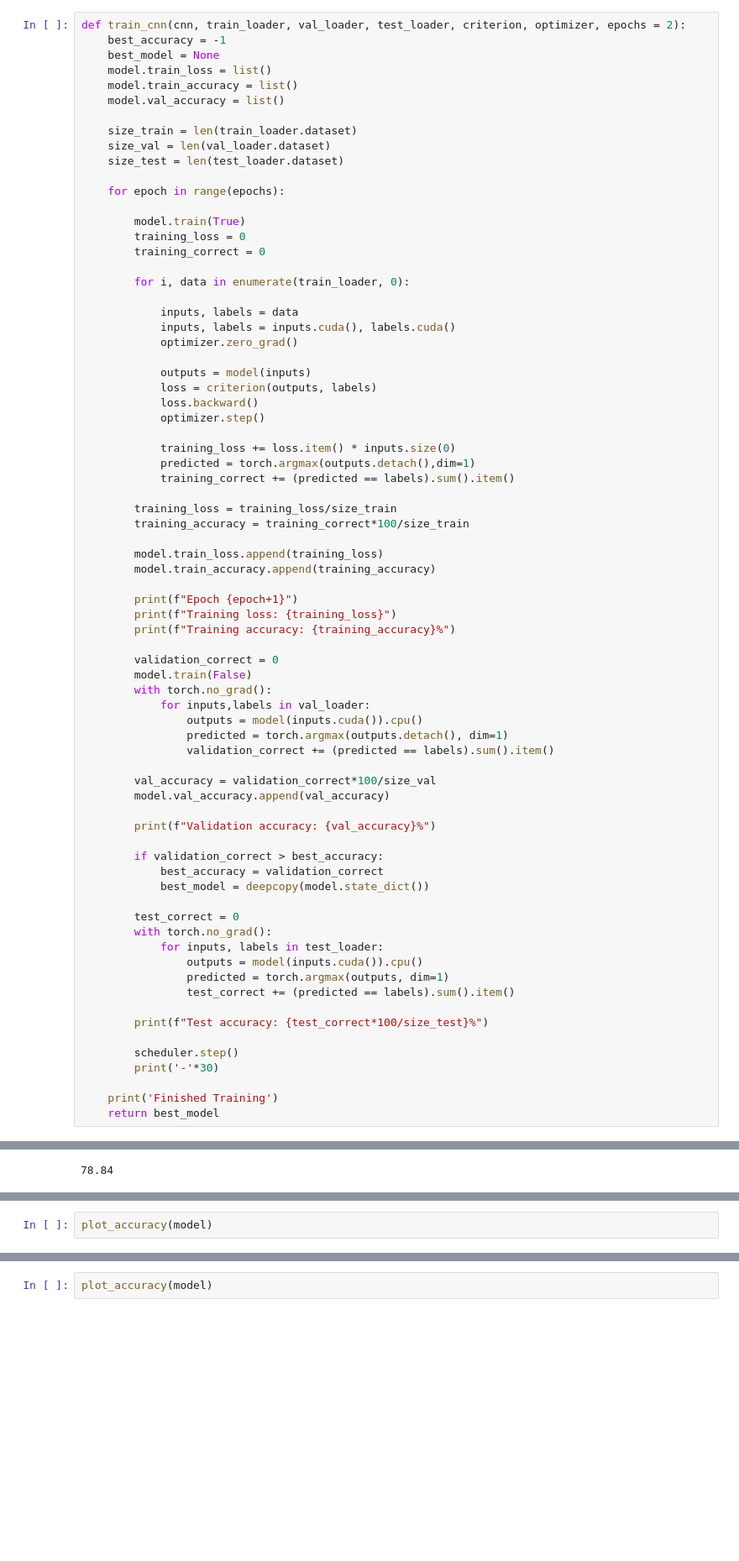
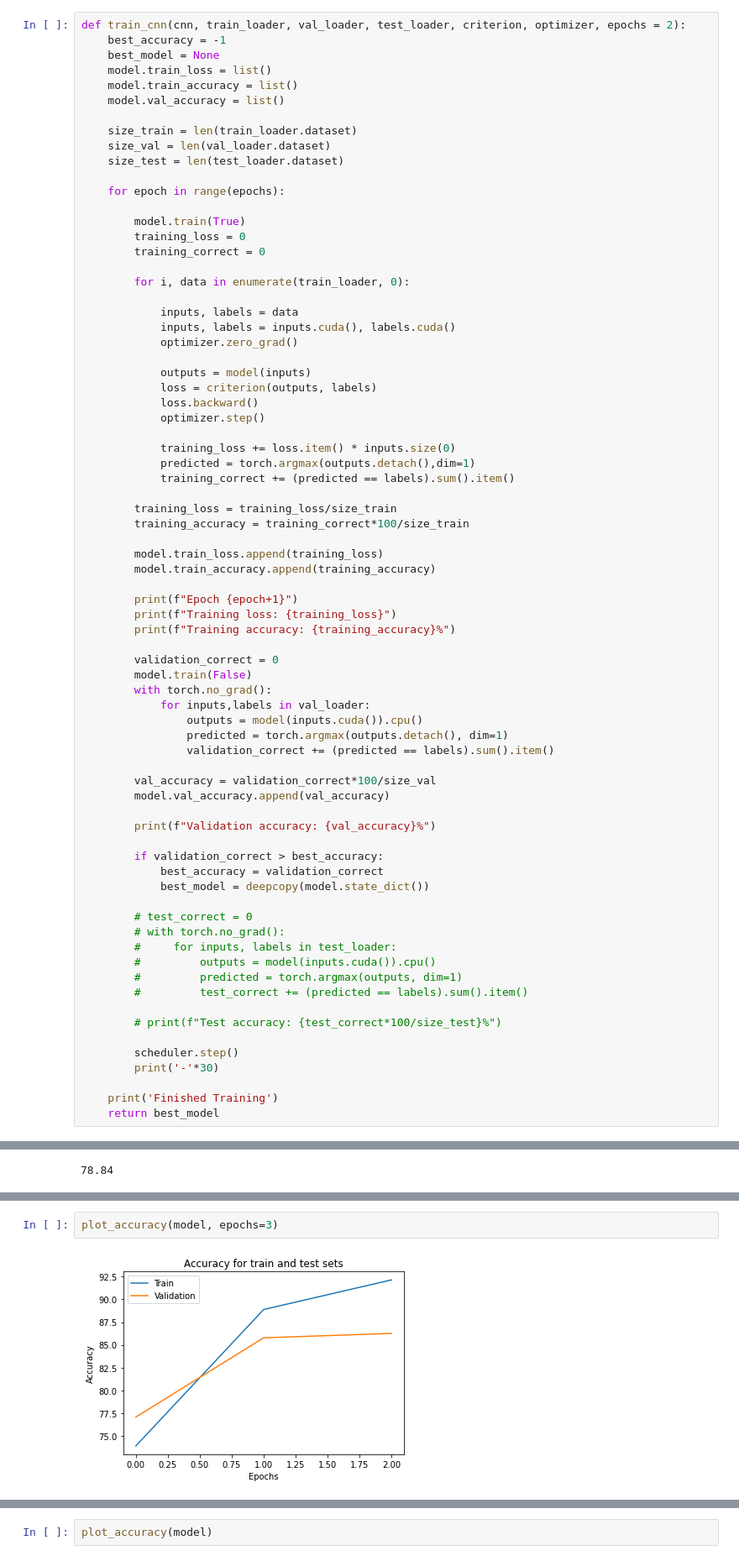
Before and after one commit to airi314/DeepLearning2021, a Jupyter notebook: Project_2/vgg_model.ipynb, the cells around one changed output, grey strips where cells are left out. Shown at 84% size. Cells and saved outputs as stored; diff of their text form; blank space fills up the shorter version.

Commit message:
upload recent version of vgg model

```diff
--- a/Project_2/vgg_model.ipynb
+++ b/Project_2/vgg_model.ipynb
@@ -160,14 +160,14 @@ def train_cnn(cnn, train_loader, val_loader, test_loader, criterion, optimizer,
             best_accuracy = validation_correct
             best_model = deepcopy(model.state_dict())
 
-        test_correct = 0
-        with torch.no_grad():
-            for inputs, labels in test_loader:
-                outputs = model(inputs.cuda()).cpu()
-                predicted = torch.argmax(outputs, dim=1)
-                test_correct += (predicted == labels).sum().item()
+        # test_correct = 0
+        # with torch.no_grad():
+        #     for inputs, labels in test_loader:
+        #         outputs = model(inputs.cuda()).cpu()
+        #         predicted = torch.argmax(outputs, dim=1)
+        #         test_correct += (predicted == labels).sum().item()
 
-        print(f"Test accuracy: {test_correct*100/size_test}%")
+        # print(f"Test accuracy: {test_correct*100/size_test}%")
 
         scheduler.step()
         print('-'*30)
@@ -292,3 +329,5 @@ print(np.mean(test_acc))
 # %%
-plot_accuracy(model)
+plot_accuracy(model, epochs=3)
+# %% [output]
+[figure, added]
 # %% [markdown]
```
Also changed, not shown: parts of 19 cells of this notebook.
